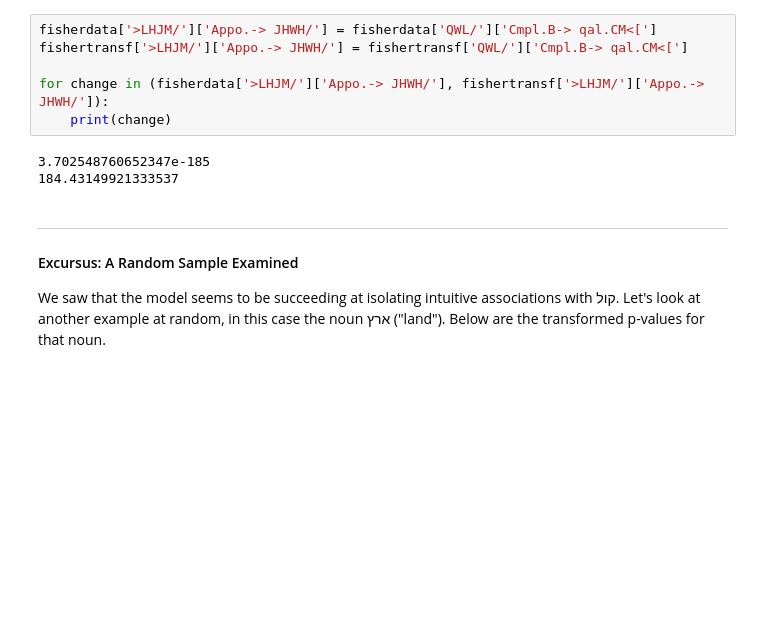
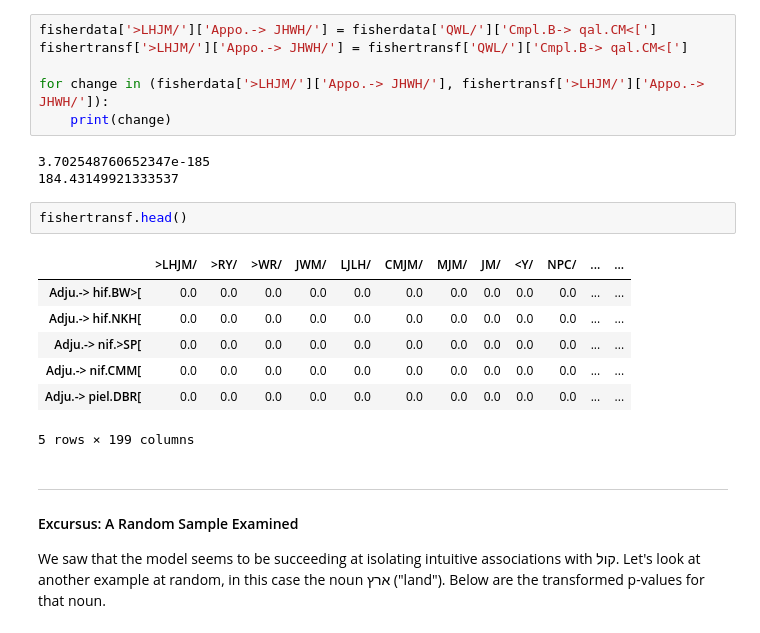
Before and after one commit to codykingham/noun_semantics, a Jupyter notebook: analysis/noun_semantics.ipynb, the cells around one changed output. Cells and saved outputs as stored; diff of their text form; blank space fills up the shorter version.

```diff
--- a/analysis/noun_semantics.ipynb
+++ b/analysis/noun_semantics.ipynb
@@ -547,6 +636,16 @@ for change in (fisherdata['>LHJM/']['Appo.-> JHWH/'], fishertransf['>LHJM/']['Ap
 # %% [output]
 3.702548760652347e-185
 184.43149921333537
+# %%
+fishertransf.head()
+# %% [output]
+|  | >LHJM/ | >RY/ | >WR/ | JWM/ | LJLH/ | CMJM/ | MJM/ | JM/ | <Y/ | NPC/ | ... | ... |
+| Adju.-> hif.BW>[ | 0.0 | 0.0 | 0.0 | 0.0 | 0.0 | 0.0 | 0.0 | 0.0 | 0.0 | 0.0 | ... | ... |
+| Adju.-> hif.NKH[ | 0.0 | 0.0 | 0.0 | 0.0 | 0.0 | 0.0 | 0.0 | 0.0 | 0.0 | 0.0 | ... | ... |
+| Adju.-> nif.>SP[ | 0.0 | 0.0 | 0.0 | 0.0 | 0.0 | 0.0 | 0.0 | 0.0 | 0.0 | 0.0 | ... | ... |
+| Adju.-> nif.CMM[ | 0.0 | 0.0 | 0.0 | 0.0 | 0.0 | 0.0 | 0.0 | 0.0 | 0.0 | 0.0 | ... | ... |
+| Adju.-> piel.DBR[ | 0.0 | 0.0 | 0.0 | 0.0 | 0.0 | 0.0 | 0.0 | 0.0 | 0.0 | 0.0 | ... | ... |
+5 rows × 199 columns
 # %% [markdown]
 <hr>
 
```
Also changed, not shown: parts of 21 cells of this notebook, 4 other files.
